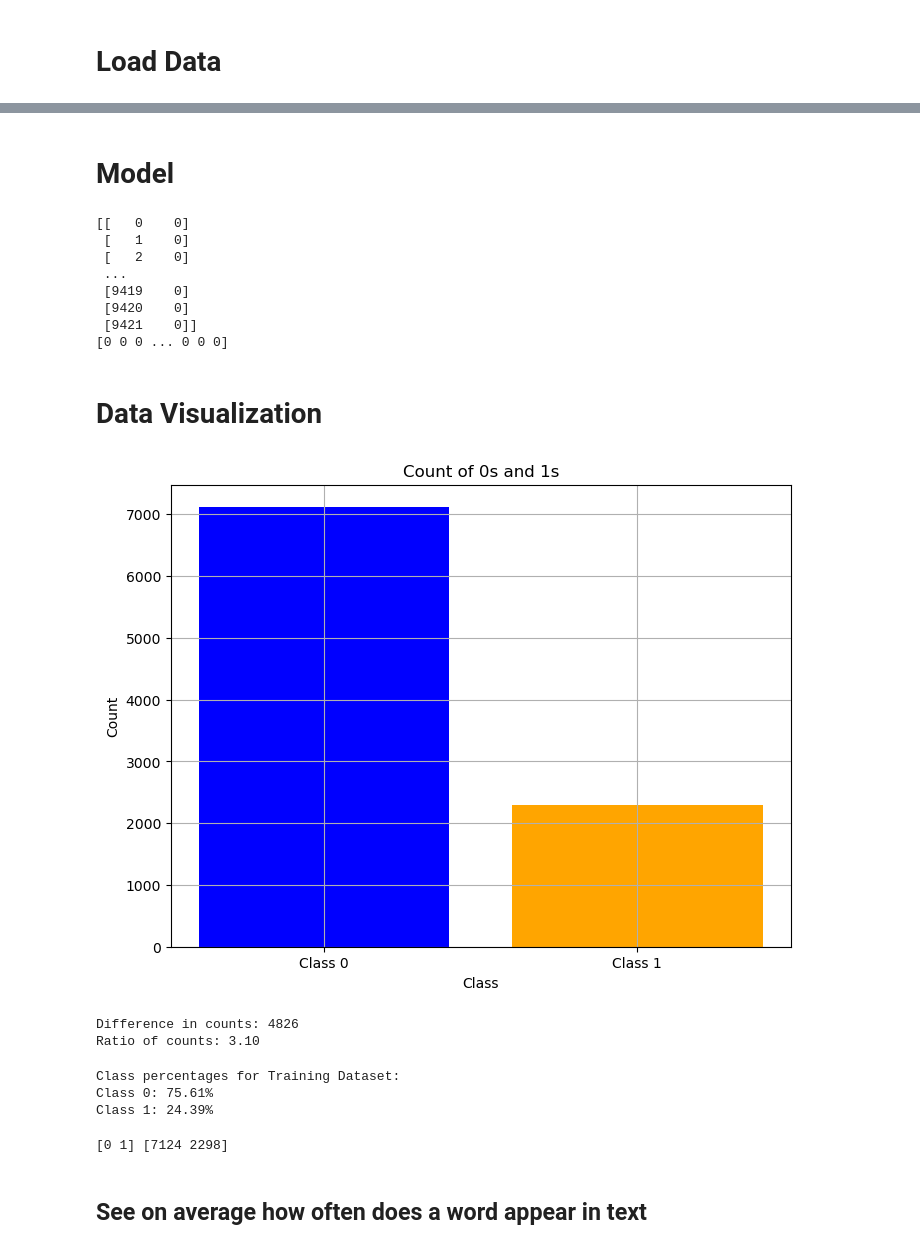
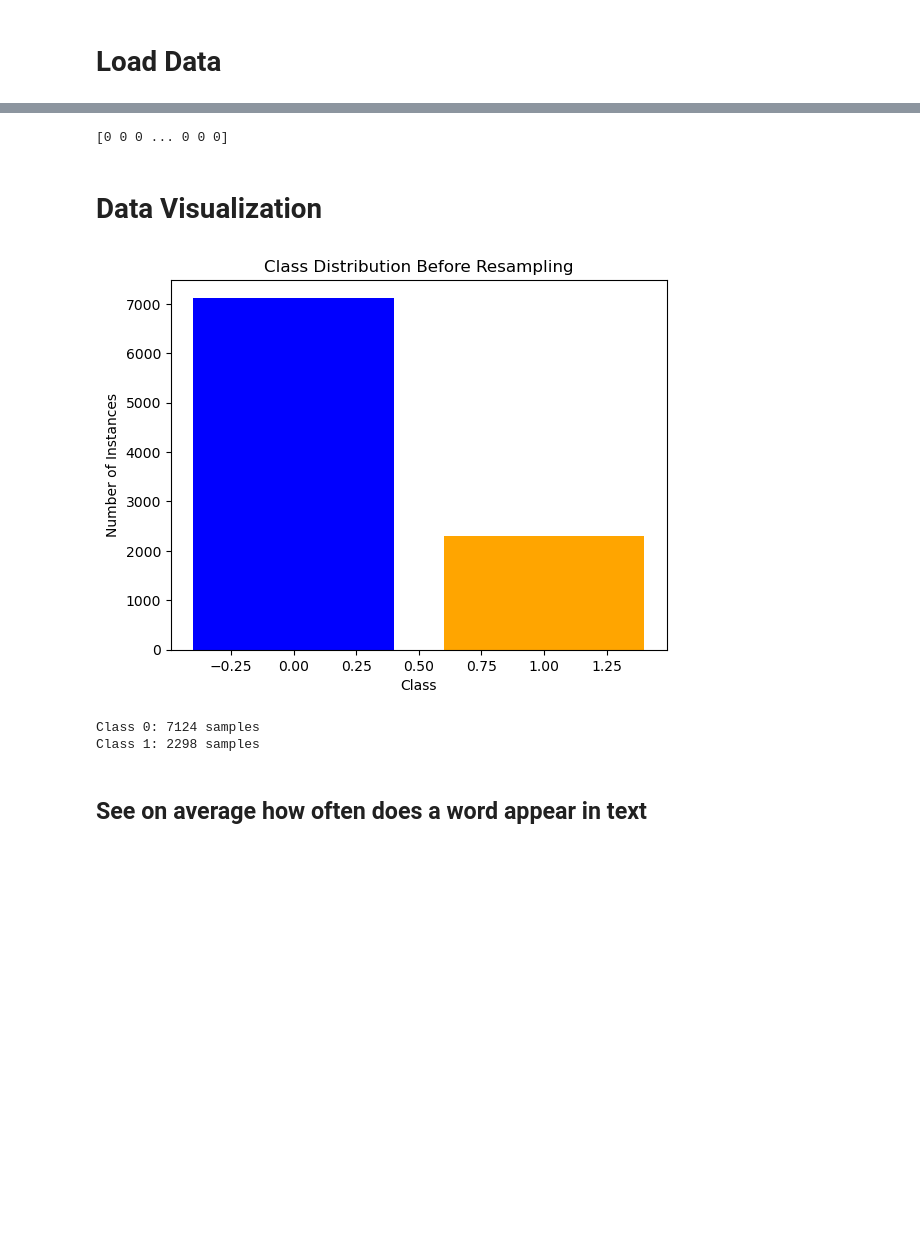
Before and after one commit to 40131322/Classer-le-text---Text-classification, a Jupyter notebook: Milestone 2/Milestone_1_w_scikit.ipynb, the cells around one changed output, grey strips where cells are left out. Cells and saved outputs as stored; diff of their text form; code cells hidden in the pictures; blank space fills up the shorter version.

```diff
--- a/Milestone 2/Milestone_1_w_scikit.ipynb
+++ b/Milestone 2/Milestone_1_w_scikit.ipynb
@@ -73,14 +54,9 @@ def test_if_array(obj):
-# %% [markdown]
-# Model
+# %%
+# Separate features and labels
+x_raw = X_train
+y_raw = y_train_raw[:, 1]  # Use the second column as the class labels
 # %%
-print(y_train)
+
 print(y_raw)
 # %% [output]
-[[   0    0]
- [   1    0]
- [   2    0]
- ...
- [9419    0]
- [9420    0]
- [9421    0]]
 [0 0 0 ... 0 0 0]
@@ -87,55 +87,23 @@ print(y_raw)
 # %% [markdown]
 # Data Visualization
 # %%
-# Extract the class labels from the second column of y_train
-class_labels = y_raw
+# Plot class distribution
+unique, counts = np.unique(y_raw, return_counts=True)
+plt.bar(unique, counts, color=['blue', 'orange'])
+plt.xlabel("Class")
+plt.ylabel("Number of Instances")
+plt.title("Class Distribution Before Resampling")
+plt.show()
 
-# Count the occurrences of class 0 and class 1
-unique, counts = np.unique(class_labels, return_counts=True)
-count_dict = dict(zip(unique, counts))
+# Count the number of instances in each class
+class_0_count, class_1_count = np.bincount(y_raw)
 
-# Create a bar chart
-plt.figure(figsize=(8, 6))
-plt.bar(count_dict.keys(), count_dict.values(), color=['blue', 'orange'])
-plt.xlabel('Class')
-plt.ylabel('Count')
-plt.title('Count of 0s and 1s')
-plt.xticks([0, 1], ['Class 0', 'Class 1'])
-plt.grid(True)
-plt.show()
+print(f"Class 0: {class_0_count} samples")
+print(f"Class 1: {class_1_count} samples")
 # %% [output]
-[figure, old version]
+[figure, new version]
+Class 0: 7124 samples
+Class 1: 2298 samples
-# %%
-# Calculate the difference and ratio of counts
-count_diff = abs(count_dict[0] - count_dict[1])
-count_ratio = count_dict[0] / count_dict[1] if count_dict[1] != 0 else float('inf')
-
-# Print the results
-print(f"Difference in counts: {count_diff}")
-print(f"Ratio of counts: {count_ratio:.2f}")
-# %% [output]
-Difference in counts: 4826
-Ratio of counts: 3.10
-# %%
-def print_class_percentages(y, dataset_name):
-    unique, counts = np.unique(y, return_counts=True)
-    total = len(y)
-    percentages = {cls: (count / total) * 100 for cls, count in zip(unique, counts)}
-
-    print(f"Class percentages for {dataset_name}:")
-    for cls, percentage in percentages.items():
-        print(f"Class {cls}: {percentage:.2f}%")
-
-# Print class percentages for training and test datasets
-print_class_percentages(class_labels, "Training Dataset")
-# %% [output]
-Class percentages for Training Dataset:
-Class 0: 75.61%
-Class 1: 24.39%
-# %%
-print(unique, counts)
-# %% [output]
-[0 1] [7124 2298]
 # %% [markdown]
 ## See on average how often does a word appear in text
 # %%
```
Also changed, not shown: parts of 65 cells of this notebook, 21 other files.
